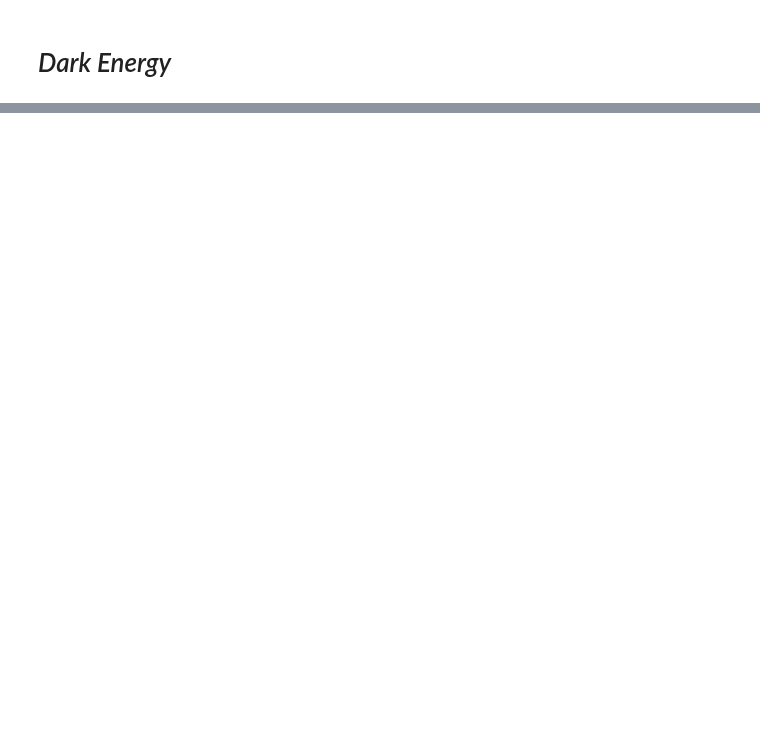
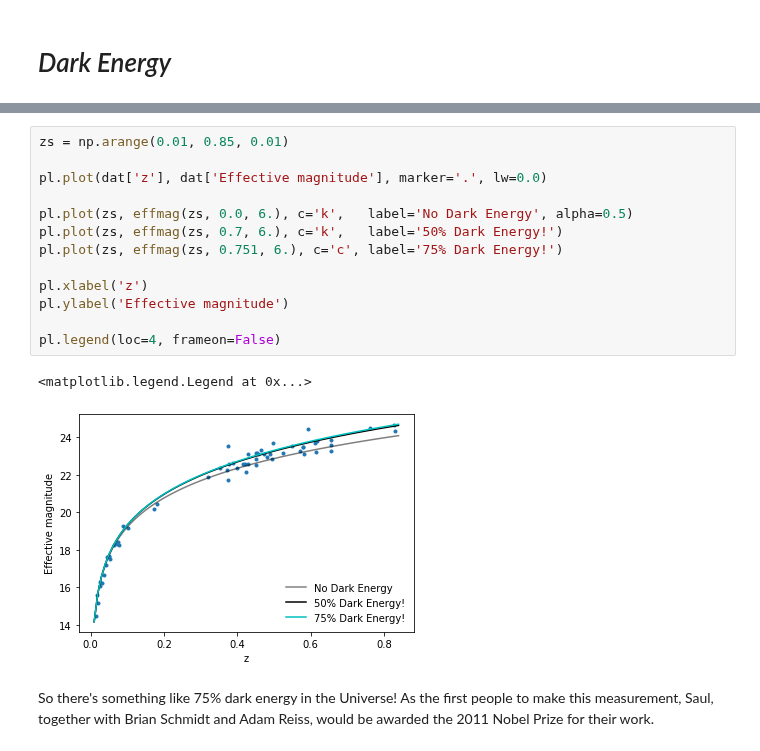
Before and after one commit to DESIHIGH/desihigh, a Jupyter notebook: Intro.ipynb, the cells around one changed output, grey strips where cells are left out. Cells and saved outputs as stored; diff of their text form; blank space fills up the shorter version.

```diff
--- a/Intro.ipynb
+++ b/Intro.ipynb
@@ -184,0 +280,18 @@ So in conclusion, every galaxy is likely to be moving away from us!  We find thi
+# %%
+zs = np.arange(0.01, 0.85, 0.01)
+
+pl.plot(dat['z'], dat['Effective magnitude'], marker='.', lw=0.0)
+
+pl.plot(zs, effmag(zs, 0.0, 6.), c='k',   label='No Dark Energy', alpha=0.5)
+pl.plot(zs, effmag(zs, 0.7, 6.), c='k',   label='50% Dark Energy!')
+pl.plot(zs, effmag(zs, 0.751, 6.), c='c', label='75% Dark Energy!')
+
+pl.xlabel('z')
+pl.ylabel('Effective magnitude')
+
+pl.legend(loc=4, frameon=False)
+# %% [output]
+<matplotlib.legend.Legend at 0x...>
+[figure, added]
+# %% [markdown]
+So there's something like 75% dark energy in the Universe!  As the first people to make this measurement, Saul, together with Brian Schmidt and Adam Reiss, would be awarded the 2011 Nobel Prize for their work.
```
Also changed, not shown: parts of 23 cells of this notebook, 2 other files.
